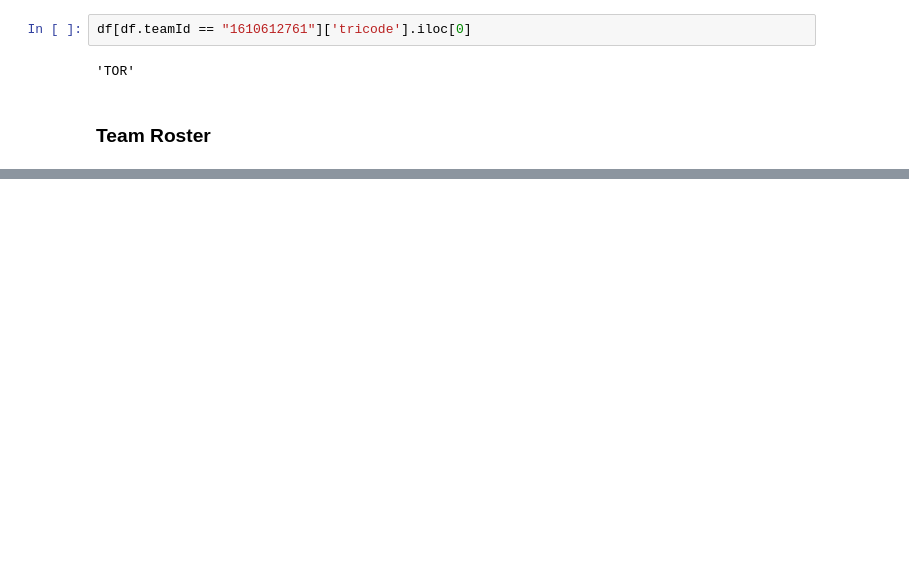
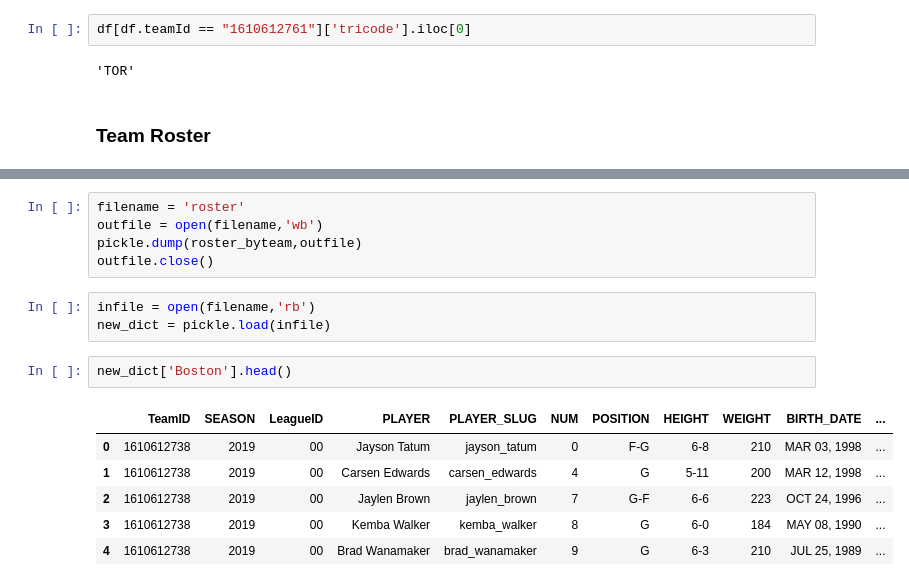
Before and after one commit to mashwinmuthiah/NBA-stats, a Jupyter notebook: NBAWebScrapper.ipynb, the cells around one changed output, grey strips where cells are left out. Drawn from its saved outputs; the diff is of its cells as text; blank space fills up the shorter version.

```diff
--- a/NBAWebScrapper.ipynb
+++ b/NBAWebScrapper.ipynb
@@ -367,0 +282,17 @@ Name: PLAYER_ID, dtype: int64
+# %%
+filename = 'roster'
+outfile = open(filename,'wb')
+pickle.dump(roster_byteam,outfile)
+outfile.close()
+# %%
+infile = open(filename,'rb')
+new_dict = pickle.load(infile)
+# %%
+new_dict['Boston'].head()
+# %% [output]
+|  | TeamID | SEASON | LeagueID | PLAYER | PLAYER_SLUG | NUM | POSITION | HEIGHT | WEIGHT | BIRTH_DATE | ... |
+| 0 | 1610612738 | 2019 | 00 | Jayson Tatum | jayson_tatum | 0 | F-G | 6-8 | 210 | MAR 03, 1998 | ... |
+| 1 | 1610612738 | 2019 | 00 | Carsen Edwards | carsen_edwards | 4 | G | 5-11 | 200 | MAR 12, 1998 | ... |
+| 2 | 1610612738 | 2019 | 00 | Jaylen Brown | jaylen_brown | 7 | G-F | 6-6 | 223 | OCT 24, 1996 | ... |
+| 3 | 1610612738 | 2019 | 00 | Kemba Walker | kemba_walker | 8 | G | 6-0 | 184 | MAY 08, 1990 | ... |
+| 4 | 1610612738 | 2019 | 00 | Brad Wanamaker | brad_wanamaker | 9 | G | 6-3 | 210 | JUL 25, 1989 | ... |
```
Also changed, not shown: parts of 8 cells of this notebook, 1 other file.
